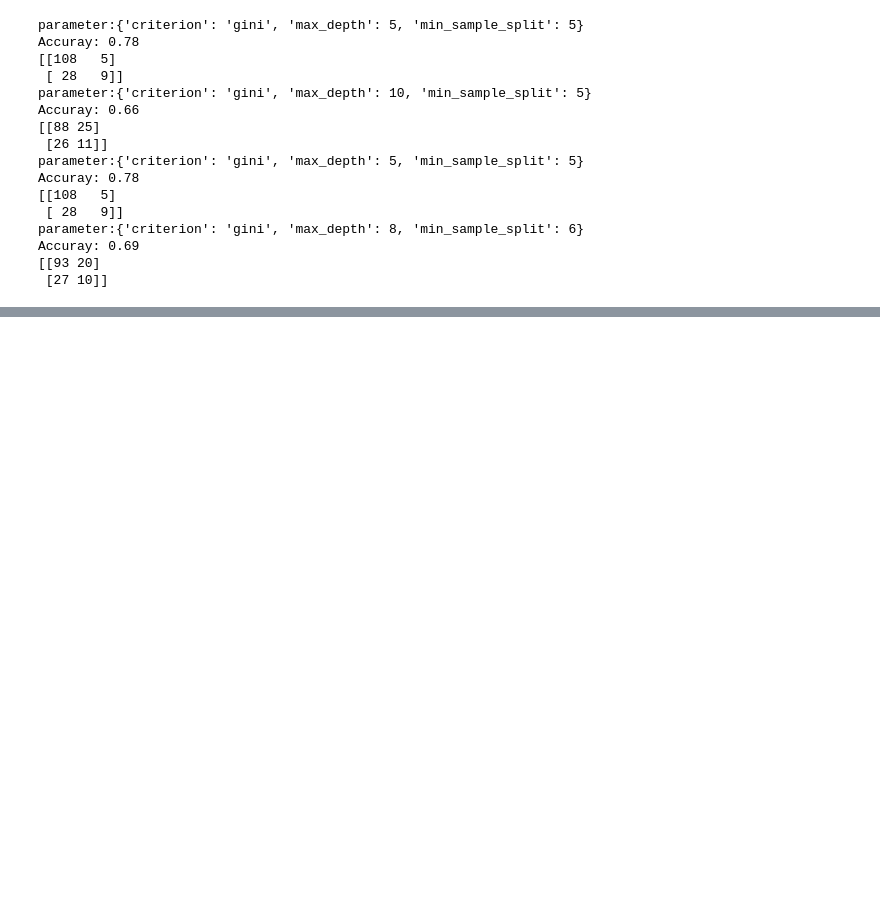
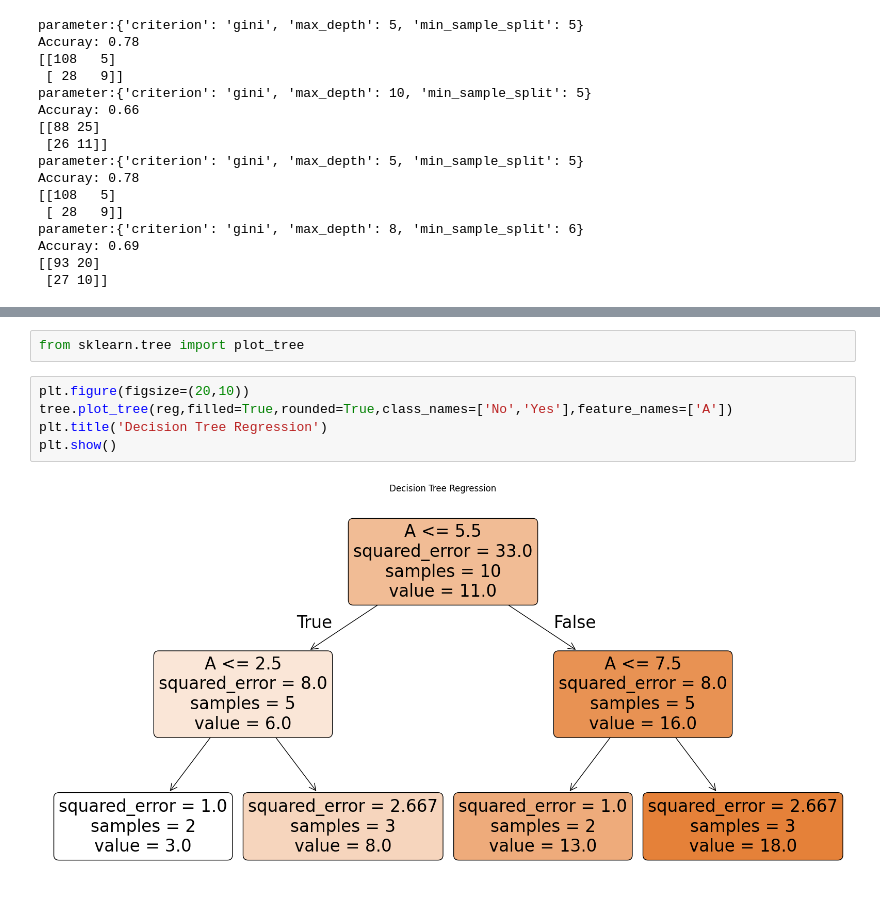
Before and after one commit to Mustufaa/Machinelearning, a Jupyter notebook: Regression/Decisiontree.ipynb, the cells around one changed output, grey strips where cells are left out. Drawn from its saved outputs; the diff is of its cells as text; blank space fills up the shorter version.

```diff
--- a/Regression/Decisiontree.ipynb
+++ b/Regression/Decisiontree.ipynb
@@ -107,0 +134,9 @@ Accuray: 0.69
+# %%
+from sklearn.tree import plot_tree
+# %%
+plt.figure(figsize=(20,10))
+tree.plot_tree(reg,filled=True,rounded=True,class_names=['No','Yes'],feature_names=['A'])
+plt.title('Decision Tree Regression')
+plt.show()
+# %% [output]
+[figure, added]
```
Also changed, not shown: parts of 7 cells of this notebook, 3 other files.
